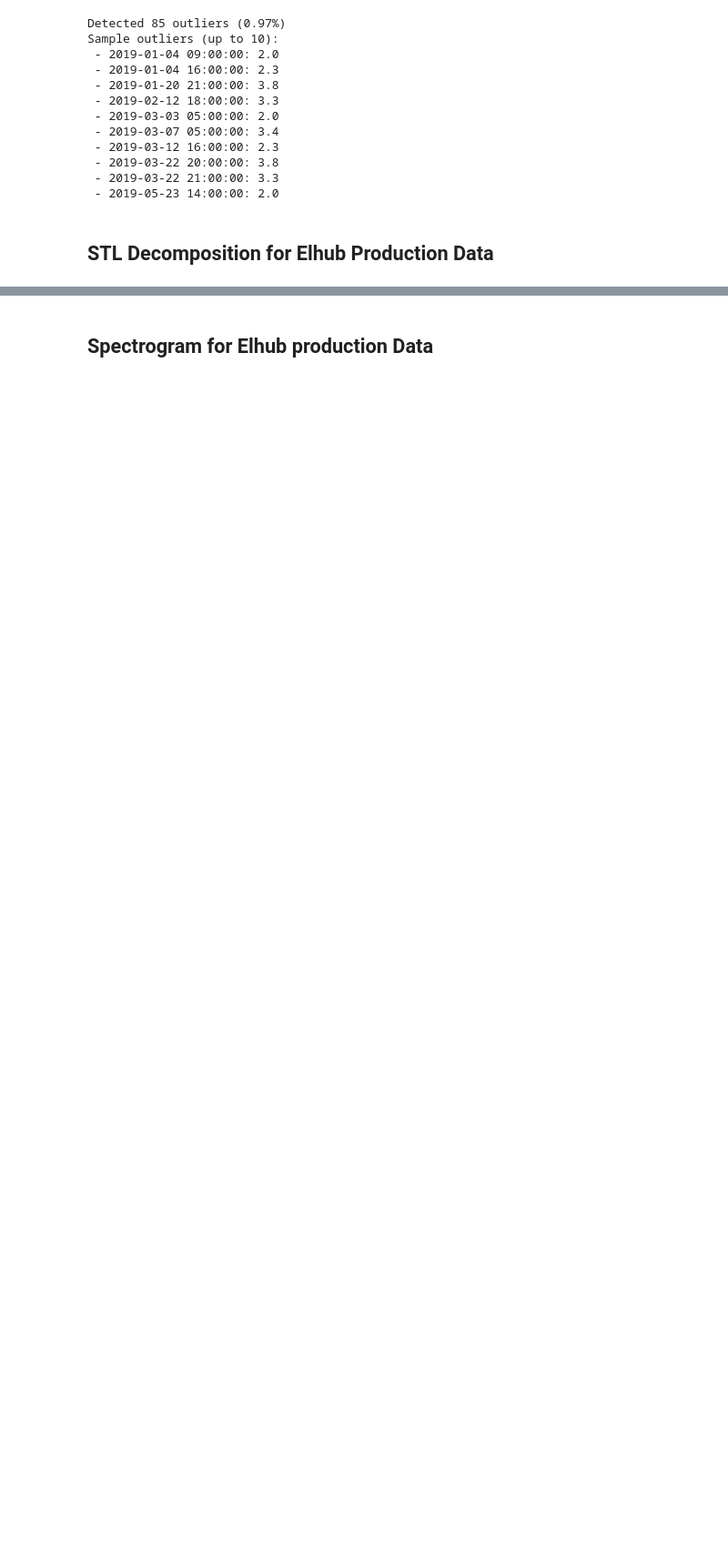
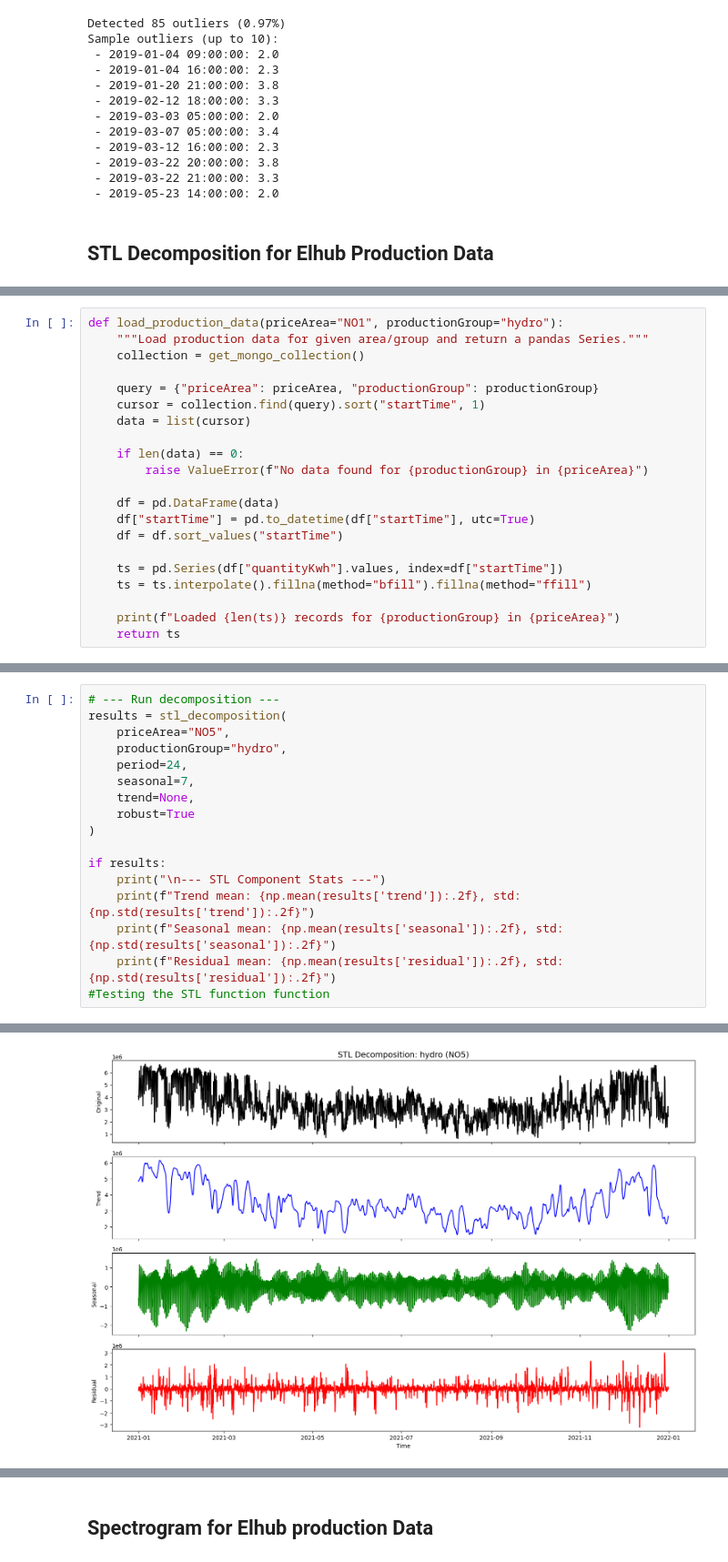
Before and after one commit to Ditto25/IND320-Steamlit-app, a Jupyter notebook: project3.ipynb, the cells around one changed output, grey strips where cells are left out. Shown at 91% size. Cells and saved outputs as stored; diff of their text form; blank space fills up the shorter version.

```diff
--- a/project3.ipynb
+++ b/project3.ipynb
@@ -642,0 +637,21 @@ Residual component - Mean: 0.01, Std: 1.28
+# %%
+def load_production_data(priceArea="NO1", productionGroup="hydro"):
+    """Load production data for given area/group and return a pandas Series."""
+    collection = get_mongo_collection()
+
+    query = {"priceArea": priceArea, "productionGroup": productionGroup}
+    cursor = collection.find(query).sort("startTime", 1)
+    data = list(cursor)
+
+    if len(data) == 0:
+        raise ValueError(f"No data found for {productionGroup} in {priceArea}")
+
+    df = pd.DataFrame(data)
+    df["startTime"] = pd.to_datetime(df["startTime"], utc=True)
+    df = df.sort_values("startTime")
+
+    ts = pd.Series(df["quantityKwh"].values, index=df["startTime"])
+    ts = ts.interpolate().fillna(method="bfill").fillna(method="ffill")
+
+    print(f"Loaded {len(ts)} records for {productionGroup} in {priceArea}")
+    return ts
@@ -642,0 +700,18 @@ Residual component - Mean: 0.01, Std: 1.28
+# %%
+# --- Run decomposition ---
+results = stl_decomposition(
+    priceArea="NO5",
+    productionGroup="hydro",
+    period=24,
+    seasonal=7,
+    trend=None,
+    robust=True
+)
+
+if results:
+    print("\n--- STL Component Stats ---")
+    print(f"Trend mean: {np.mean(results['trend']):.2f}, std: {np.std(results['trend']):.2f}")
+    print(f"Seasonal mean: {np.mean(results['seasonal']):.2f}, std: {np.std(results['seasonal']):.2f}")
+    print(f"Residual mean: {np.mean(results['residual']):.2f}, std: {np.std(results['residual']):.2f}")
+#Testing the STL function function
+# %% [output]
@@ -642,0 +720 @@ Residual component - Mean: 0.01, Std: 1.28
+[figure, added]
```
Also changed, not shown: parts of 15 cells of this notebook, 8 other files.
